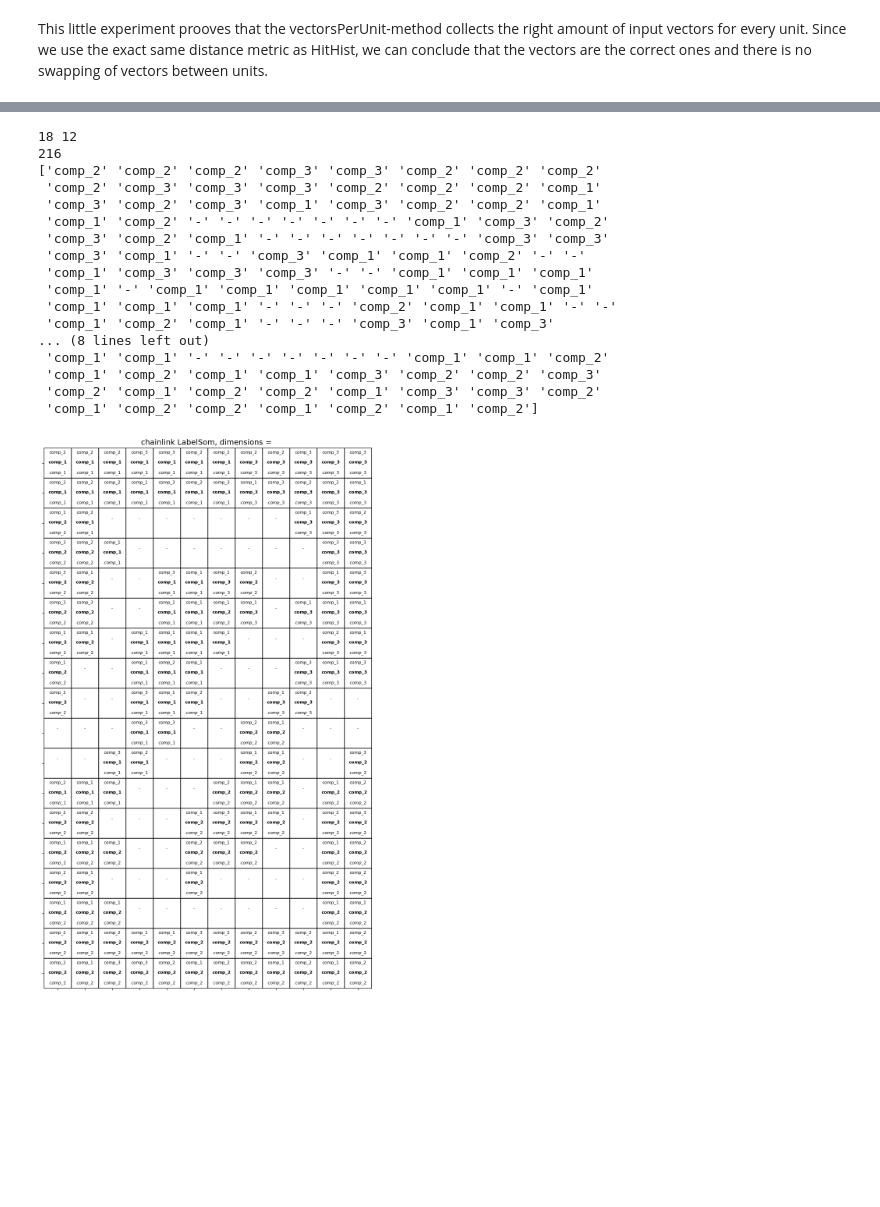
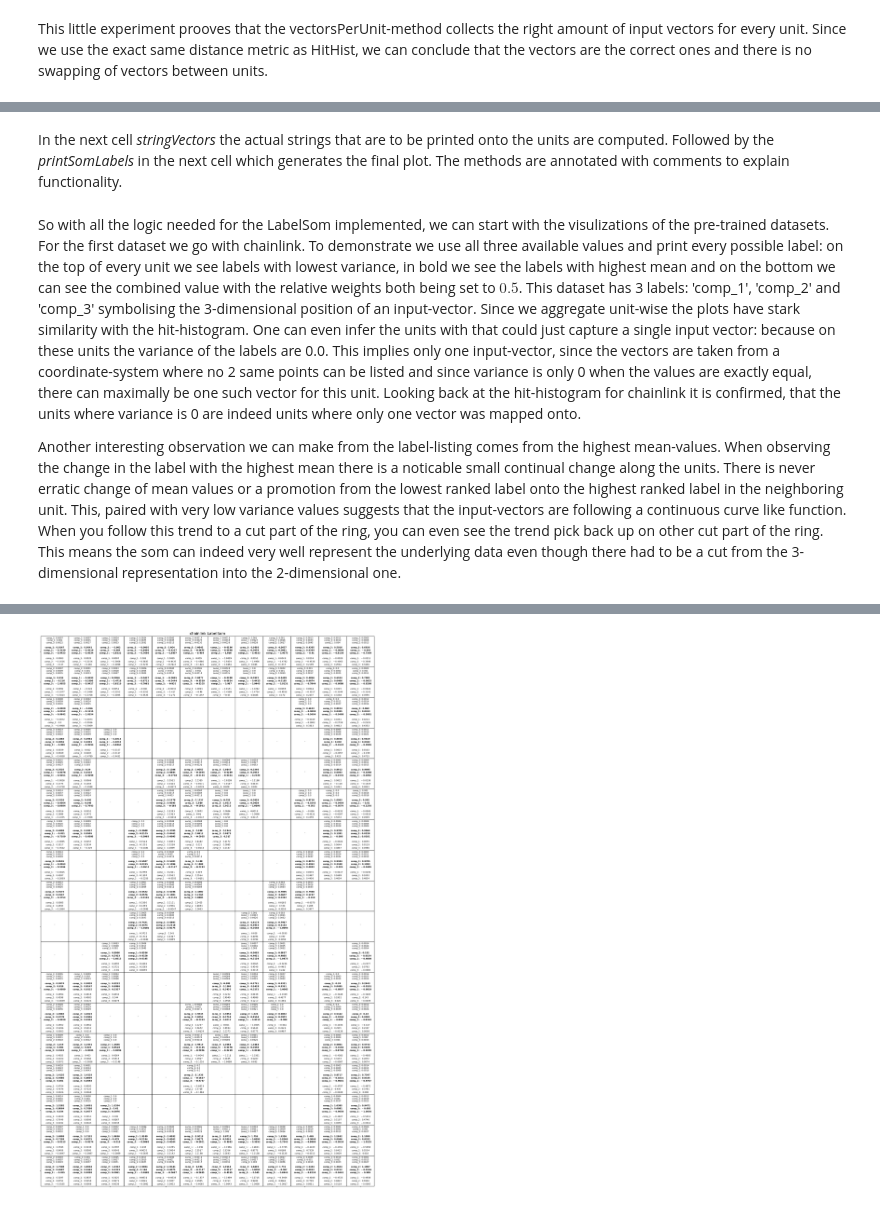
Before and after one commit to mirvariates/PySOMVis-sos-ass3, a Jupyter notebook: PySOMVis/coding_assignment.ipynb, the cells around one changed output, grey strips where cells are left out. Drawn from its saved outputs; the diff is of its cells as text; code cells hidden in the pictures; blank space fills up the shorter version.

Commit message:
final implementation with text

```diff
--- a/PySOMVis/coding_assignment.ipynb
+++ b/PySOMVis/coding_assignment.ipynb
@@ -83,7 +132,9 @@ def spliceVarValueList(indices, values, varThreshold=np.inf):
+# %% [markdown]
+In the next cell *stringVectors* the actual strings that are to be printed onto the units are computed. Followed by the *printSomLabels* in the next cell which generates the final plot. The methods are annotated with comments to explain functionality.
 # %%
 #computes three string matrices. One for variance, one for mean and one for combined-values according to the user input parameters
-def stringMatrices(_m, _n, _weights, _idata, varThreshold=np.inf, meanThreshold=-np.inf, combUpperThreshold=np.inf, combLowerThreshold=-np.inf, varWeight=0.5, meanWeight=0.5,
-                   maxNumLabels=1, printValues=True):
+def stringVectors(_m, _n, _weights, _idata, varThreshold=np.inf, meanThreshold=-np.inf, combUpperThreshold=np.inf, combLowerThreshold=-np.inf, varWeight=0.5, meanWeight=0.5,
+                   maxNumLabels=1, printValues=True, label_names=label_names):
     varMatrix = np.full(_m * _n, '-', dtype=object)
     meanMatrix = np.full(_m * _n, '-', dtype=object)
     combMatrix = np.full(_m * _n, '-', dtype=object)
@@ -99,7 +150,7 @@ def stringMatrices(_m, _n, _weights, _idata, varThreshold=np.inf, meanThreshold=
 
     for unit in range(_m*_n):
         if unit in vectors_per_unit:
-            (variances, means, combineds) = computeValuesPerVectors(vectors_per_unit[unit], varWeight, meanWeight)
+            (variances, means, combineds) = computeValuesPerVectors(vectors_per_unit[unit], varWeight, meanWeight, labels=label_names)
 
             #for variances we want the lowest value, so we need to sort and then take only as many as requested from the left side since they are sorted ascending
             lowest_vars_indices = np.argsort(variances)[:maxNumLabels]
@@ -119,21 +170,22 @@ def stringMatrices(_m, _n, _weights, _idata, varThreshold=np.inf, meanThreshold=
             (lowest_vars_indices, lowest_vars_values) = spliceVarValueList(lowest_vars_indices, lowest_vars_values, varThreshold)
             (highest_means_indices, highest_means_values) = spliceMeanValueList(highest_means_indices, highest_means_values, meanThreshold)
 
+            #traverse final index vectors and generate strings
             var_string = ""
             if len(lowest_vars_indices) > 0:
                 for index in lowest_vars_indices:
                     var_string += label_names[index]
                     if printValues:
-                        var_string += ": " + str(variances[index])
+                        var_string += ": " + str(round(variances[index], 4))
                     var_string += "\n"
                 varMatrix[unit] = var_string[:-1]
 
             mean_string = ""
             if len(highest_means_indices) > 0:
-                for index in highest_means_indices:
+                for index in reversed(highest_means_indices):
                     mean_string += label_names[index]
                     if printValues:
-                        mean_string += ": " + str(means[index])
+                        mean_string += ": " + str(round(means[index], 4))
                     mean_string += "\n"
                 meanMatrix[unit] = mean_string[:-1]
 
@@ -142,23 +194,16 @@ def stringMatrices(_m, _n, _weights, _idata, varThreshold=np.inf, meanThreshold=
                 for index in eligible_combined_indices:
                     comb_string += label_names[index]
                     if printValues:
-                        comb_string += ": " + str(combineds[index])
+                        comb_string += ": " + str(round(combineds[index], 4))
                     comb_string += "\n"
                 combMatrix[unit] = comb_string[:-1]
 
-    print(len(varMatrix))
-    print(varMatrix)
-    #return (varMatrix.reshape(_m, _n), meanMatrix.reshape(_m, _n), combMatrix.reshape(_m, _n))
     return (varMatrix, meanMatrix, combMatrix)
 # %%
 #setting up the environment for image generation
 %matplotlib inline
 import matplotlib.pyplot as plt
 from matplotlib.patches import Rectangle
-#plt.rcParams['text.usetex'] = True # tex should not be required to generate the plot
-#import warnings
-#warnings.filterwarnings("ignore", SyntaxWarning) #removes some warnings caused by the math mode used in the printSomLabels function (currently not needed)
-
 
 # generates an image where the labels of up to 3 vectors can be plotted
 # the vectors then are displayed differently by changing their style with mathbf and mathit, which does not require laTex to be installed
@@ -216,7 +261,7 @@ def printSomLabels(vector, dimensions, labels, vector2=None, vector3=None, fig_s
                         if vector3[idx] == "-":
                             math3_str += "\n-"
                         else:
-                            math3_str += f"\n$\\mathit{{{vec2str.replace(" ", "\\ ").replace("_", "\\_")}}}$"
+                            math3_str += f"\n$\\mathit{{{vec3str.replace(" ", "\\ ").replace("_", "\\_")}}}$"
                 plt.text(x, y, (vector[idx] + math2_str + math3_str), fontsize=font_size, ha="center", va="center", color="black")
 
     plt.xlim(-0.5, dimensions[0] - 0.5)
@@ -232,44 +277,26 @@ def printSomLabels(vector, dimensions, labels, vector2=None, vector3=None, fig_s
     # show image
     plt.plot()
     plt.show()
+# %% [markdown]
+So with all the logic needed for the LabelSom implemented, we can start with the visulizations of the pre-trained datasets.
+For the first dataset we go with chainlink.
+To demonstrate we use all three available values and print every possible label: on the top of every unit we see labels with lowest variance, in bold we see the labels with highest mean and on the bottom we can see the combined value with the relative weights both being set to $0.5$. This dataset has 3 labels: 'comp_1', 'comp_2' and 'comp_3' symbolising the 3-dimensional position of an input-vector.
+Since we aggregate unit-wise the plots have stark similarity with the hit-histogram. One can even infer the units with that could just capture a single input vector: because on these units the variance of the labels are 0.0. This implies only one input-vector, since the vectors are taken from a coordinate-system where no 2 same points can be listed and since variance is only 0 when the values are exactly equal, there can maximally be one such vector for this unit. Looking back at the hit-histogram for chainlink it is confirmed, that the units where variance is 0 are indeed units where only one vector was mapped onto.
+
+Another interesting observation we can make from the label-listing comes from the highest mean-values. When observing the change in the label with the highest mean there is a noticable small continual change along the units. There is never erratic change of mean values or a promotion from the lowest ranked label onto the highest ranked label in the neighboring unit. This, paired with very low variance values suggests that the input-vectors are following a continuous curve like function. When you follow this trend to a cut part of the ring, you can even see the trend pick back up on other cut part of the ring. This means the som can indeed very well represent the underlying data even though there had to be a cut from the 3-dimensional representation into the 2-dimensional one.
 # %%
 import panel as pn
 import holoviews as hv
 from holoviews import opts
 hv.extension('bokeh')
 
 ydim = weights['ydim']
 xdim = weights['xdim']
-print(ydim, xdim)
-(a,b,c) = stringMatrices(ydim, xdim, weights['arr'], idata['arr'], printValues=False)
-
-printSomLabels(a, [xdim, ydim], ["chainlink LabelSom", "dimensions = "], b, c, [14,18], 8, 1.1)
-
-#hithist = hv.Image(HitHist(weights['ydim'], weights['ydim'], weights['arr'], idata['arr'])).opts(xaxis=None, yaxis=None)
-#um = hv.Image(UMatrix(weights['ydim'], weights['ydim'], weights['arr'], 4)).opts(xaxis=None, yaxis=None)
-#sdh = hv.Image(SDH(weights['ydim'], weights['ydim'], weights['arr'], idata['arr'], 25, 0)).opts(xaxis=None, yaxis=None)
-
-#hv.Layout([hithist.relabel('HitHist').opts(cmap='kr')])
+(variance,mean,combined) = stringVectors(ydim, xdim, weights['arr'], idata['arr'], printValues=True, maxNumLabels=3)
+printSomLabels(variance, [xdim, ydim], ["chainlink LabelSom"], mean, combined, [34,38], 8, 1.1)
 # %% [output]
 [interactive output not drawn]
 [interactive output not drawn]
 [interactive output not drawn]
 [interactive output not drawn]
-18 12
-216
-['comp_2' 'comp_2' 'comp_2' 'comp_3' 'comp_3' 'comp_2' 'comp_2' 'comp_2'
- 'comp_2' 'comp_3' 'comp_3' 'comp_3' 'comp_2' 'comp_2' 'comp_2' 'comp_1'
- 'comp_3' 'comp_2' 'comp_3' 'comp_1' 'comp_3' 'comp_2' 'comp_2' 'comp_1'
- 'comp_1' 'comp_2' '-' '-' '-' '-' '-' '-' '-' 'comp_1' 'comp_3' 'comp_2'
- 'comp_3' 'comp_2' 'comp_1' '-' '-' '-' '-' '-' '-' '-' 'comp_3' 'comp_3'
- 'comp_3' 'comp_1' '-' '-' 'comp_3' 'comp_1' 'comp_1' 'comp_2' '-' '-'
- 'comp_1' 'comp_3' 'comp_3' 'comp_3' '-' '-' 'comp_1' 'comp_1' 'comp_1'
- 'comp_1' '-' 'comp_1' 'comp_1' 'comp_1' 'comp_1' 'comp_1' '-' 'comp_1'
- 'comp_1' 'comp_1' 'comp_1' '-' '-' '-' 'comp_2' 'comp_1' 'comp_1' '-' '-'
- 'comp_1' 'comp_2' 'comp_1' '-' '-' '-' 'comp_3' 'comp_1' 'comp_3'
-... (8 lines left out)
- 'comp_1' 'comp_1' '-' '-' '-' '-' '-' '-' '-' 'comp_1' 'comp_1' 'comp_2'
- 'comp_1' 'comp_2' 'comp_1' 'comp_1' 'comp_3' 'comp_2' 'comp_2' 'comp_3'
- 'comp_2' 'comp_1' 'comp_2' 'comp_2' 'comp_1' 'comp_3' 'comp_3' 'comp_2'
- 'comp_1' 'comp_2' 'comp_2' 'comp_1' 'comp_2' 'comp_1' 'comp_2']
-[figure, old version]
+[figure, new version]
```
Also changed, not shown: parts of 17 cells of this notebook.
